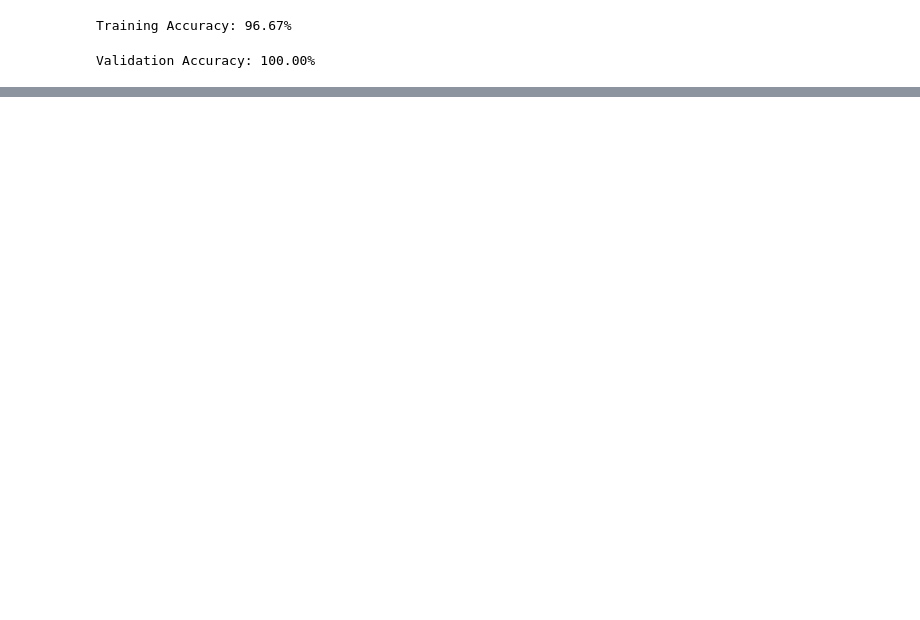
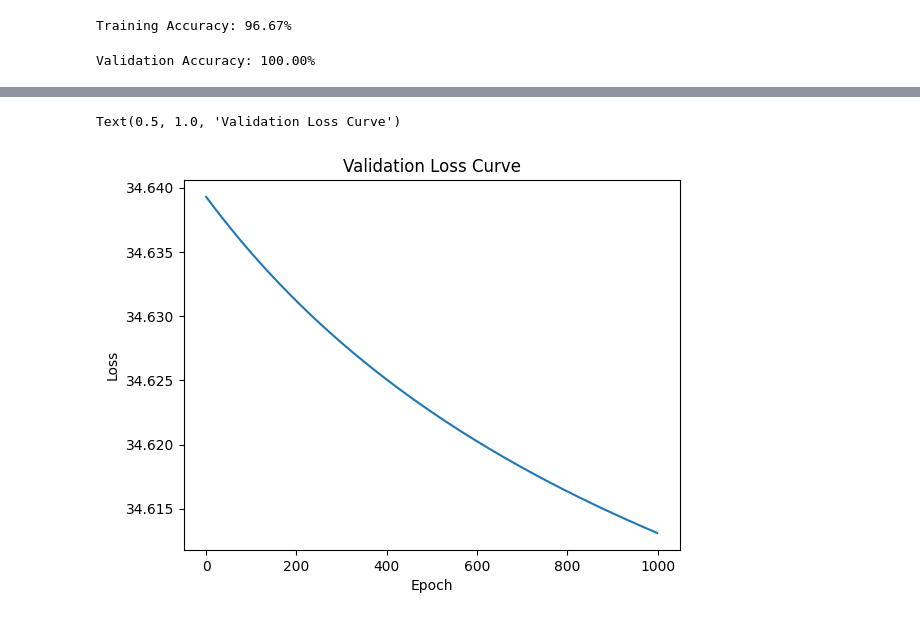
Before and after one commit to faikbairamov/iris-flower-classification, a Jupyter notebook: notebooks/exploration.ipynb, the cells around one changed output, grey strips where cells are left out. Cells and saved outputs as stored; diff of their text form; code cells hidden in the pictures; blank space fills up the shorter version.

```diff
--- a/notebooks/exploration.ipynb
+++ b/notebooks/exploration.ipynb
@@ -214,0 +220,8 @@ Text(0.5, 1.0, 'Training Loss Curve')
+# %%
+plt.plot(val_losses)
+plt.xlabel("Epoch")
+plt.ylabel("Loss")
+plt.title("Validation Loss Curve")
+# %% [output]
+Text(0.5, 1.0, 'Validation Loss Curve')
+[figure, added]
```
Also changed, not shown: parts of 4 cells of this notebook.
